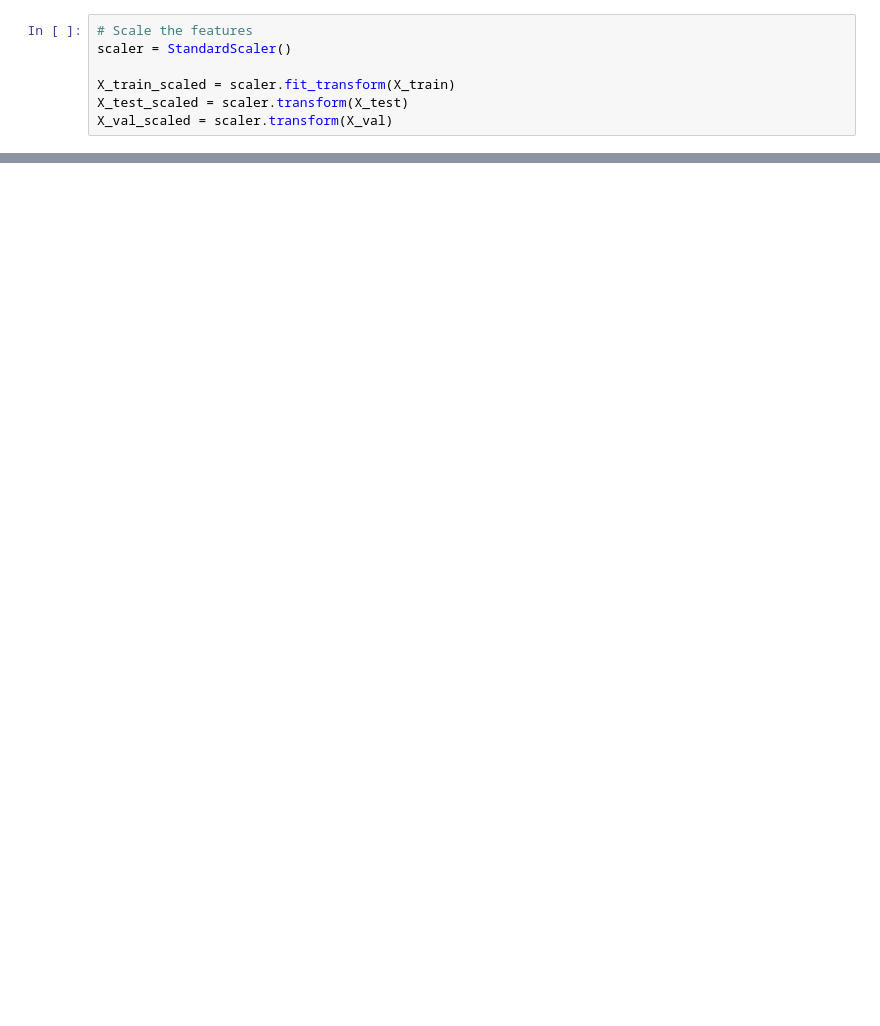
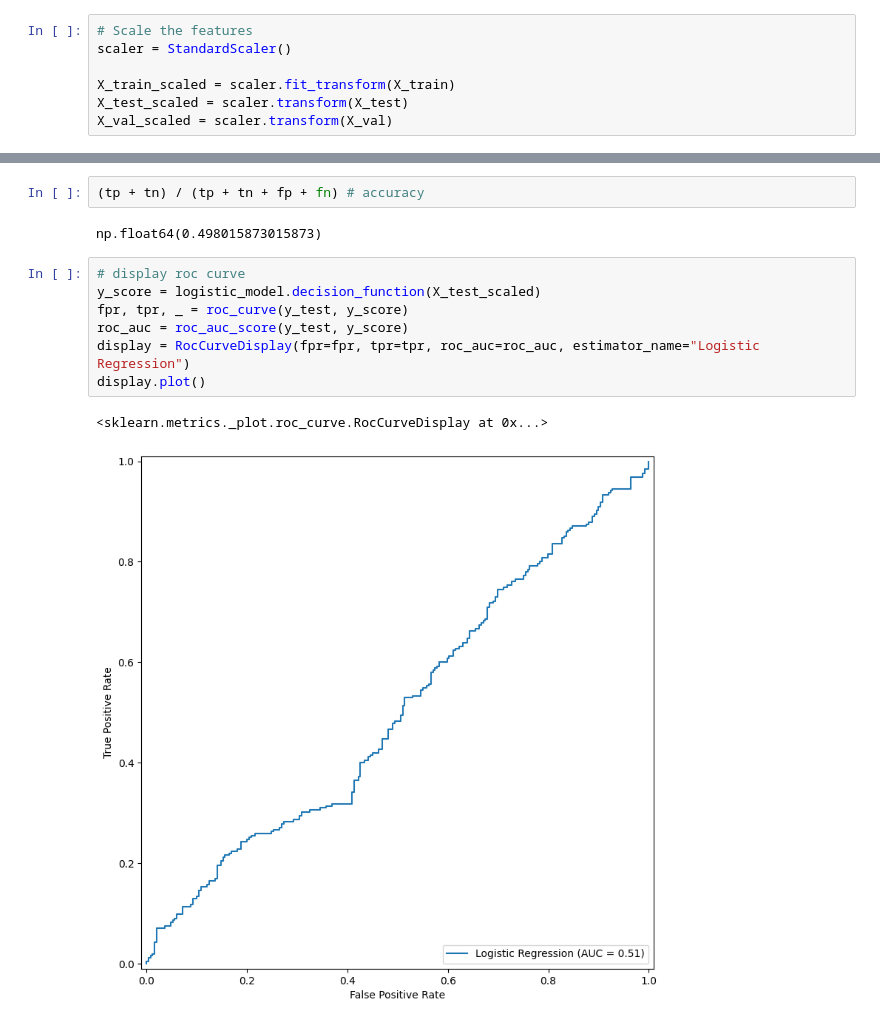
Before and after one commit to MeetPatel89/stock_direct, a Jupyter notebook: notebooks/explore-0.0.1.ipynb, the cells around one changed output, grey strips where cells are left out. Saved outputs shown, nothing was run; the diff lists cells and outputs as text; blank space fills up the shorter version.

```diff
--- a/notebooks/explore-0.0.1.ipynb
+++ b/notebooks/explore-0.0.1.ipynb
@@ -225,0 +322,14 @@ X_val_scaled = scaler.transform(X_val)
+# %%
+(tp + tn) / (tp + tn + fp + fn) # accuracy
+# %% [output]
+np.float64(0.498015873015873)
+# %%
+# display roc curve
+y_score = logistic_model.decision_function(X_test_scaled)
+fpr, tpr, _ = roc_curve(y_test, y_score)
+roc_auc = roc_auc_score(y_test, y_score)
+display = RocCurveDisplay(fpr=fpr, tpr=tpr, roc_auc=roc_auc, estimator_name="Logistic Regression")
+display.plot()
+# %% [output]
+<sklearn.metrics._plot.roc_curve.RocCurveDisplay at 0x...>
+[figure, added]
```
Also changed, not shown: parts of 15 cells of this notebook.
